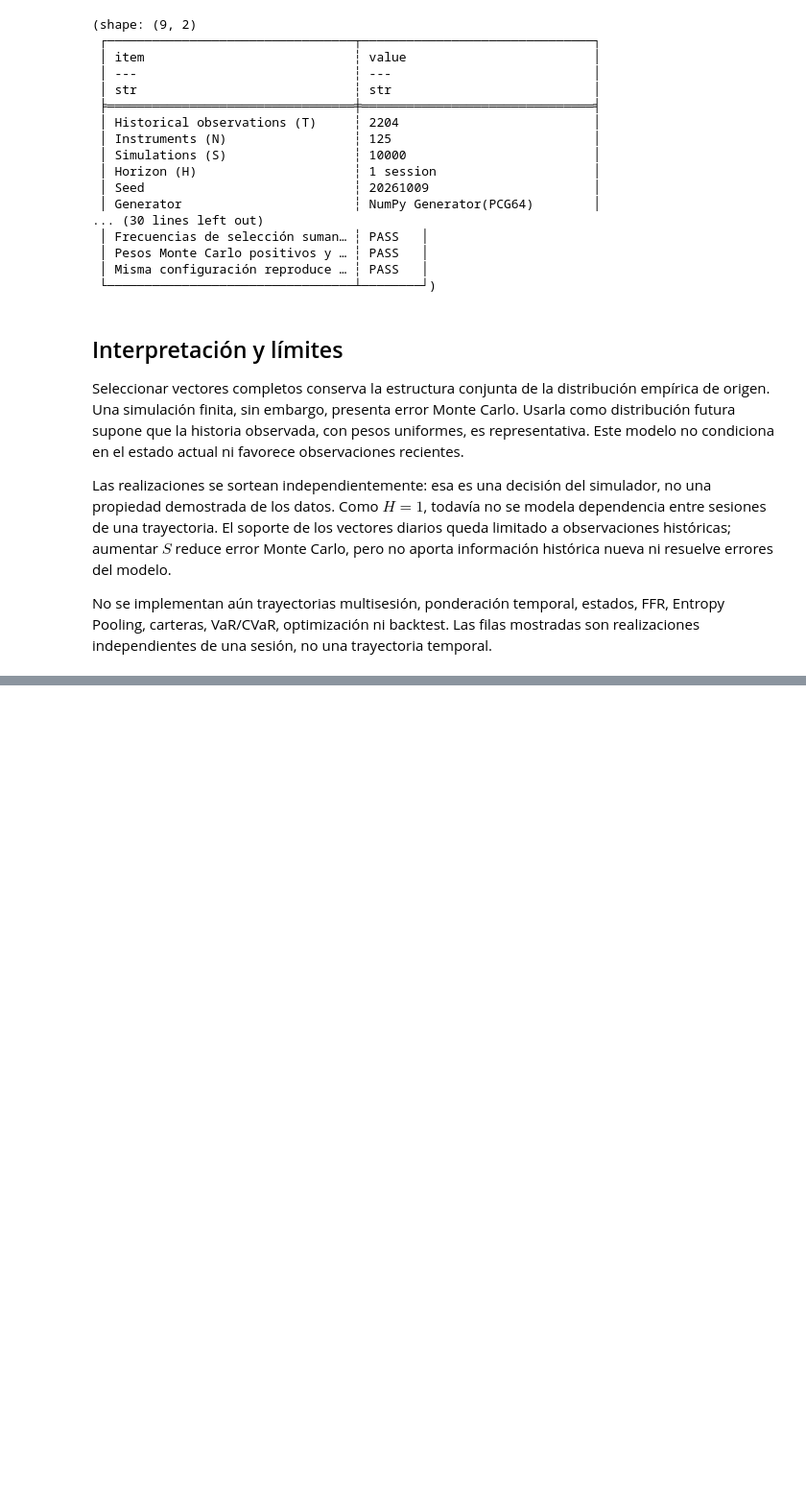
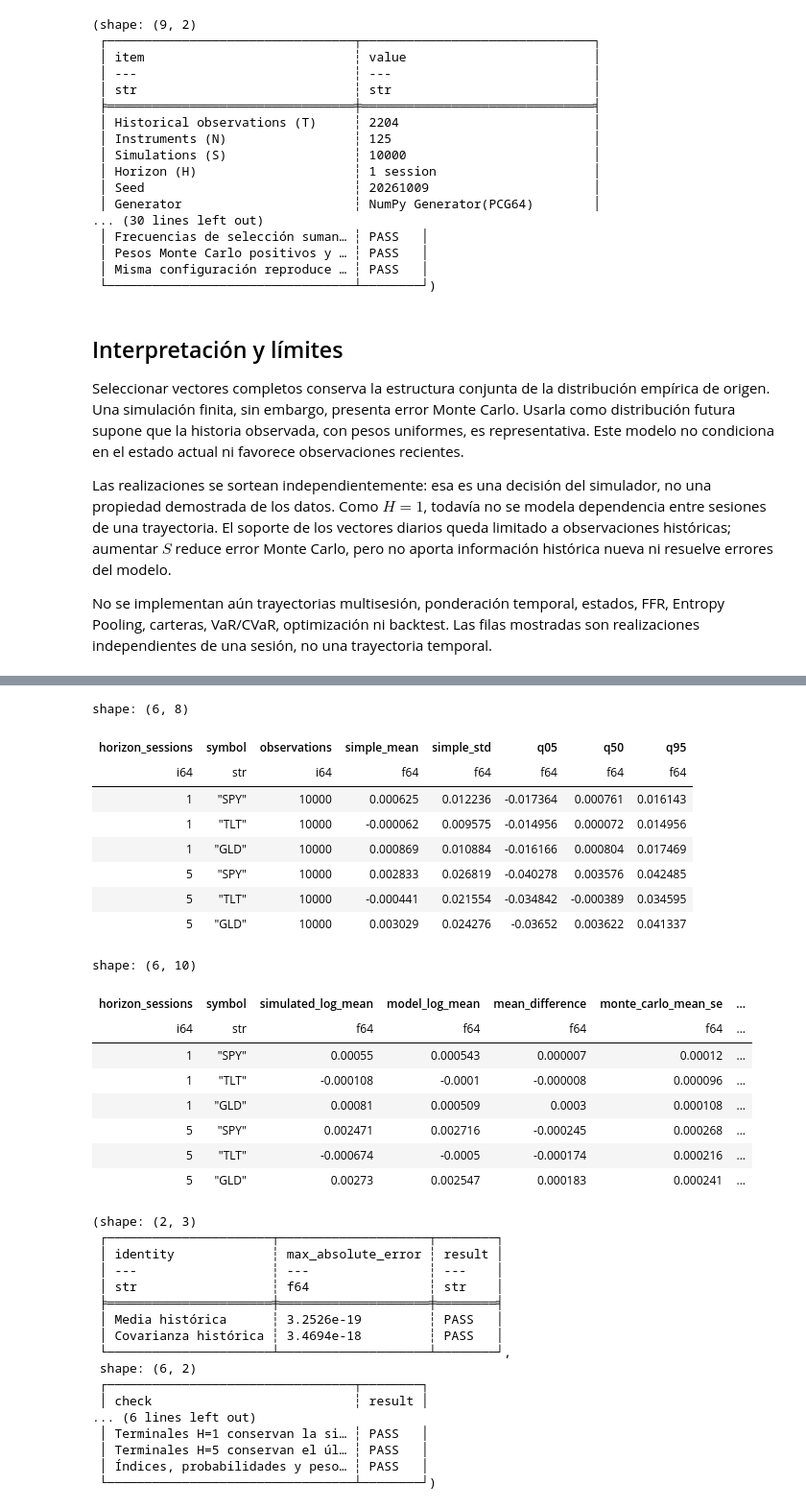
Before and after one commit to ADRIANVM117/data-science-portfolio, a Jupyter notebook: scenario-portfolio-lab/notebooks/03_joint_resampling.ipynb, the cells around one changed output, grey strips where cells are left out. Shown at 96% size. Cells and saved outputs as stored; diff of their text form; code cells hidden in the pictures; blank space fills up the shorter version.

```diff
--- a/scenario-portfolio-lab/notebooks/03_joint_resampling.ipynb
+++ b/scenario-portfolio-lab/notebooks/03_joint_resampling.ipynb
@@ -245,0 +312,79 @@ No se implementan aún trayectorias multisesión, ponderación temporal, estados
+# %%
+READING_ABSOLUTE_TOLERANCE, READING_RELATIVE_TOLERANCE, READING_QUANTILE_CDF_TOLERANCE = 1e-14, 1e-11, 1e-12
+historical_log_mean = np.sum(historical_probabilities[:, None] * log_return_values, axis=0)
+historical_log_centered = log_return_values - historical_log_mean
+historical_log_covariance = (historical_log_centered * historical_probabilities[:, None]).T @ historical_log_centered
+historical_log_variance, historical_log_std = np.diag(historical_log_covariance), np.sqrt(np.diag(historical_log_covariance))
+independent_mean, independent_covariance = np.mean(log_return_values, axis=0), np.cov(log_return_values, rowvar=False, bias=True)
+horizon_log = {1: selected_log_returns, 5: multi_session_cumulative_log_returns[:, -1, :]}
+horizon_simple = {1: selected_simple_returns, 5: multi_session_terminal_simple_returns}
+horizon_weights = {1: monte_carlo_weights, 5: multi_session_monte_carlo_weights}
+quantile_levels, quantile_labels = np.array([.05, .50, .95]), ['q05', 'q50', 'q95']
+terminal_rows, comparison_rows, quantile_checks = [], [], []
+for horizon in (1, 5):
+    logs, simple, weights = horizon_log[horizon], horizon_simple[horizon], horizon_weights[horizon]
+    log_mean = np.sum(weights[:, None] * logs, axis=0); log_std = np.sqrt(np.sum(weights[:, None] * (logs - log_mean)**2, axis=0))
+    simple_mean = np.sum(weights[:, None] * simple, axis=0); simple_std = np.sqrt(np.sum(weights[:, None] * (simple - simple_mean)**2, axis=0))
+    ordered = np.sort(simple, axis=0); q = ordered[np.ceil(quantile_levels * SIMULATION_COUNT).astype(int) - 1]
+    quantile_checks += [bool(np.all(np.diff(q, axis=0) >= 0)), bool(all(np.all(np.any(ordered == q[level][None, :], axis=0)) for level in range(3)))]
+    expected_mean, expected_std = horizon * historical_log_mean, np.sqrt(horizon) * historical_log_std
+    se = np.sqrt(horizon * historical_log_variance / SIMULATION_COUNT); standardized = np.full(N, np.nan); positive = se > 0; standardized[positive] = (log_mean[positive] - expected_mean[positive]) / se[positive]
+    for index, symbol in enumerate(return_symbols):
+        terminal_rows.append({'horizon_sessions': horizon, 'symbol': symbol, 'observations': SIMULATION_COUNT, 'simple_mean': float(simple_mean[index]), 'simple_std': float(simple_std[index]), **{label: float(q[level, index]) for level, label in enumerate(quantile_labels)}})
+        comparison_rows.append({'horizon_sessions': horizon, 'symbol': symbol, 'simulated_log_mean': float(log_mean[index]), 'model_log_mean': float(expected_mean[index]), 'mean_difference': float(log_mean[index]-expected_mean[index]), 'monte_carlo_mean_se': float(se[index]), 'standardized_mean_difference': None if not positive[index] else float(standardized[index]), 'simulated_log_std': float(log_std[index]), 'model_log_std_sqrt_h': float(expected_std[index]), 'std_difference': float(log_std[index]-expected_std[index])})
+terminal_simple_statistics = pl.DataFrame(terminal_rows).sort(['horizon_sessions', 'symbol'])
+log_monte_carlo_comparison = pl.DataFrame(comparison_rows).sort(['horizon_sessions', 'symbol'])
+moment_mean_error, moment_covariance_error = float(np.abs(historical_log_mean-independent_mean).max()), float(np.abs(historical_log_covariance-independent_covariance).max())
+reading_checks = {
+    'Momentos históricos concilian con cálculo independiente': moment_mean_error <= READING_ABSOLUTE_TOLERANCE and moment_covariance_error <= READING_ABSOLUTE_TOLERANCE,
+    'Resúmenes usan S realizaciones y 125 instrumentos': all(values.shape == (SIMULATION_COUNT, N) for values in horizon_simple.values()),
+    'Cuantiles ordenados y valores observados': all(quantile_checks),
+    'Terminales H=1 conservan la simulación existente': bool(np.array_equal(horizon_log[1], selected_log_returns) and np.array_equal(horizon_simple[1], selected_simple_returns)),
+    'Terminales H=5 conservan el último acumulado existente': bool(np.array_equal(horizon_log[5], multi_session_cumulative_log_returns[:, -1, :]) and np.array_equal(horizon_simple[5], multi_session_terminal_simple_returns)),
+    'Índices, probabilidades y pesos permanecen alineados': bool(np.array_equal(selected_log_returns, log_return_values[selected_indices]) and np.array_equal(multi_session_daily_log_returns, log_return_values[multi_session_indices]) and np.array_equal(historical_probabilities, np.full(T, 1/T))),
+}
+if not all(reading_checks.values()): raise AssertionError([key for key, value in reading_checks.items() if not value])
+example_order = {symbol: index for index, symbol in enumerate(EXPOSURE_EXAMPLES)}
+example_terminal_statistics = terminal_simple_statistics.filter(pl.col('symbol').is_in(EXPOSURE_EXAMPLES)).with_columns(pl.col('symbol').replace_strict(example_order).alias('_order')).sort(['horizon_sessions', '_order']).drop('_order')
+example_log_monte_carlo_comparison = log_monte_carlo_comparison.filter(pl.col('symbol').is_in(EXPOSURE_EXAMPLES)).with_columns(pl.col('symbol').replace_strict(example_order).alias('_order')).sort(['horizon_sessions', '_order']).drop('_order')
+reading_error_summary = pl.DataFrame({'identity': ['Media histórica', 'Covarianza histórica'], 'max_absolute_error': [moment_mean_error, moment_covariance_error], 'result': ['PASS', 'PASS']})
+reading_check_summary = pl.DataFrame({'check': list(reading_checks), 'result': ['PASS'] * len(reading_checks)})
+from IPython.display import display
+display(example_terminal_statistics); display(example_log_monte_carlo_comparison)
+reading_error_summary, reading_check_summary
+# %% [output]
+shape: (6, 8)
+| horizon_sessions | symbol | observations | simple_mean | simple_std | q05 | q50 | q95 |
+| i64 | str | i64 | f64 | f64 | f64 | f64 | f64 |
+| 1 | "SPY" | 10000 | 0.000625 | 0.012236 | -0.017364 | 0.000761 | 0.016143 |
+| 1 | "TLT" | 10000 | -0.000062 | 0.009575 | -0.014956 | 0.000072 | 0.014956 |
+| 1 | "GLD" | 10000 | 0.000869 | 0.010884 | -0.016166 | 0.000804 | 0.017469 |
+| 5 | "SPY" | 10000 | 0.002833 | 0.026819 | -0.040278 | 0.003576 | 0.042485 |
+| 5 | "TLT" | 10000 | -0.000441 | 0.021554 | -0.034842 | -0.000389 | 0.034595 |
+| 5 | "GLD" | 10000 | 0.003029 | 0.024276 | -0.03652 | 0.003622 | 0.041337 |
+shape: (6, 10)
+| horizon_sessions | symbol | simulated_log_mean | model_log_mean | mean_difference | monte_carlo_mean_se | ... |
+| i64 | str | f64 | f64 | f64 | f64 | ... |
+| 1 | "SPY" | 0.00055 | 0.000543 | 0.000007 | 0.00012 | ... |
+| 1 | "TLT" | -0.000108 | -0.0001 | -0.000008 | 0.000096 | ... |
+| 1 | "GLD" | 0.00081 | 0.000509 | 0.0003 | 0.000108 | ... |
+| 5 | "SPY" | 0.002471 | 0.002716 | -0.000245 | 0.000268 | ... |
+| 5 | "TLT" | -0.000674 | -0.0005 | -0.000174 | 0.000216 | ... |
+| 5 | "GLD" | 0.00273 | 0.002547 | 0.000183 | 0.000241 | ... |
+(shape: (2, 3)
+ ┌──────────────────────┬────────────────────┬────────┐
+ │ identity             ┆ max_absolute_error ┆ result │
+ │ ---                  ┆ ---                ┆ ---    │
+ │ str                  ┆ f64                ┆ str    │
+ ╞══════════════════════╪════════════════════╪════════╡
+ │ Media histórica      ┆ 3.2526e-19         ┆ PASS   │
+ │ Covarianza histórica ┆ 3.4694e-18         ┆ PASS   │
+ └──────────────────────┴────────────────────┴────────┘,
+ shape: (6, 2)
+ ┌─────────────────────────────────┬────────┐
+ │ check                           ┆ result │
+... (6 lines left out)
+ │ Terminales H=1 conservan la si… ┆ PASS   │
+ │ Terminales H=5 conservan el úl… ┆ PASS   │
+ │ Índices, probabilidades y peso… ┆ PASS   │
+ └─────────────────────────────────┴────────┘)
```
Also changed, not shown: parts of 19 cells of this notebook.
